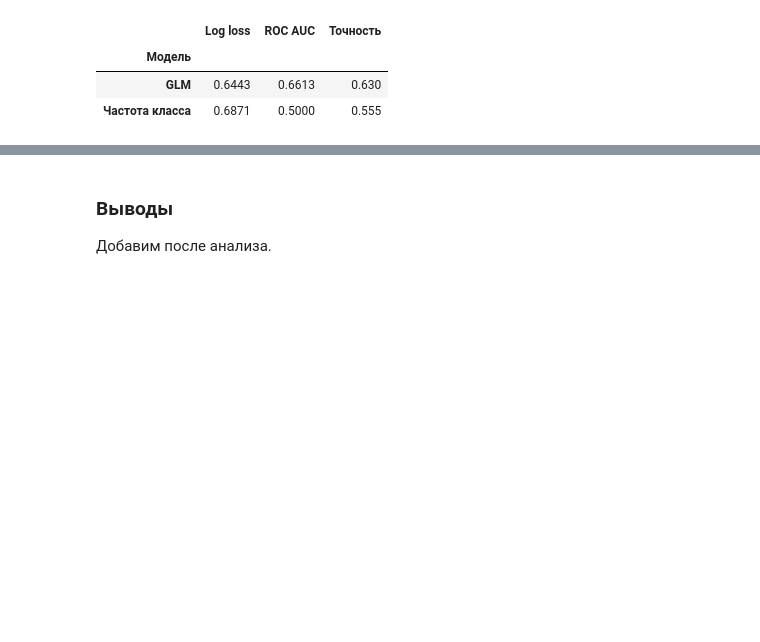
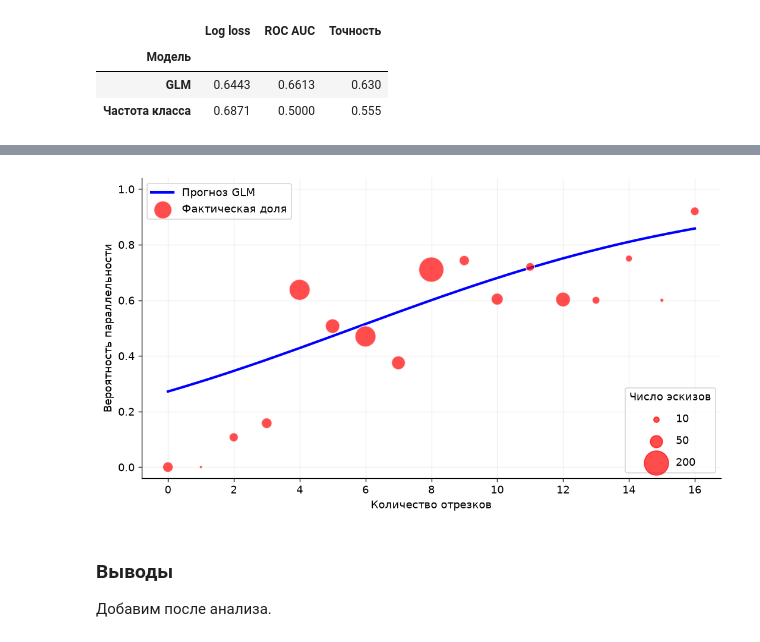
Before and after one commit to Ardrass2/GLMExample, a Jupyter notebook: glm_parallelism.ipynb, the cells around one changed output, grey strips where cells are left out. Drawn from its saved outputs; the diff is of its cells as text; code cells hidden in the pictures; blank space fills up the shorter version.

Commit message:
feat: plot probabilities

```diff
--- a/glm_parallelism.ipynb
+++ b/glm_parallelism.ipynb
@@ -197,5 +205,28 @@ display(evaluation.round(4))
 # %%
-# График вероятности
+observed = df.groupby("n_lines")["has_parallel"].agg(["mean", "size"])
+n = np.linspace(df["n_lines"].min(), df["n_lines"].max(), 300)
+grid = sm.add_constant(pd.DataFrame({"n_lines": n}), has_constant="add")
+eta = grid @ glm.params
+probability = glm.family.link.inverse(eta)
+
+prob_fig, prob_ax = plt.subplots()
+prob_ax.plot(n, probability, color="blue", linewidth=2.5, label="Прогноз GLM")
+points = prob_ax.scatter(
+    observed.index, observed["mean"], s=3 * observed["size"],
+    color="red", alpha=0.7, edgecolors="white", label="Фактическая доля", zorder=3,
+)
+prob_ax.set(xlabel="Количество отрезков", ylabel="Вероятность параллельности", ylim=(-0.04, 1.04))
+prob_ax.set_yticks(np.linspace(0, 1, 6))
+prob_ax.xaxis.set_major_locator(MaxNLocator(integer=True))
+prob_ax.set_axisbelow(True)
+series_legend = prob_ax.legend(loc="upper left")
+size_legend = [prob_ax.scatter([], [], s=3 * count, color="red", alpha=0.7) for count in (10, 50, 200)]
+prob_ax.add_artist(series_legend)
+prob_ax.legend(size_legend, ["10", "50", "200"], title="Число эскизов", loc="lower right", labelspacing=1)
+prob_fig.tight_layout()
+plt.show()
+# %% [output]
+[figure, added]
 # %% [markdown]
 ### Выводы
 
```
Also changed, not shown: parts of 1 cell of this notebook.
